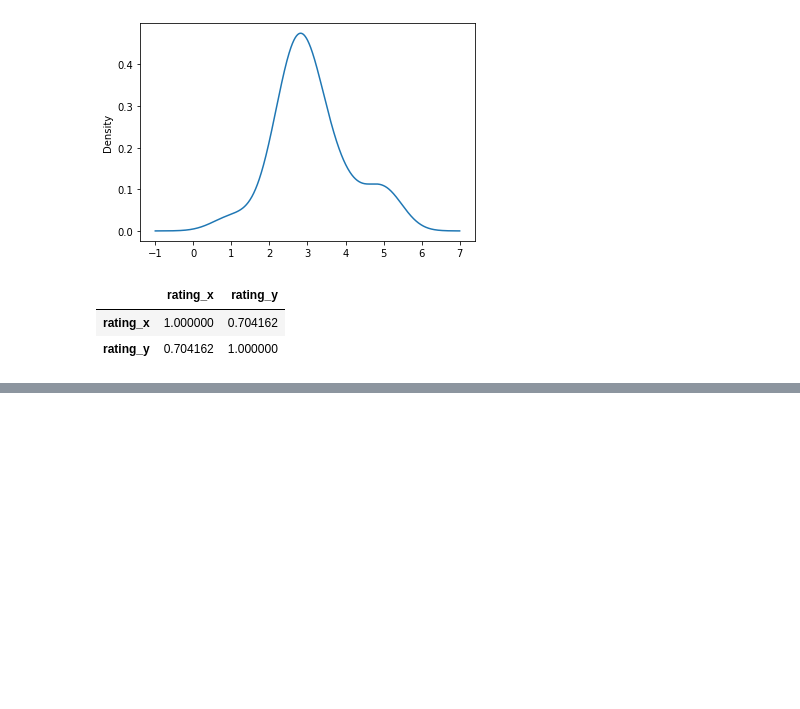
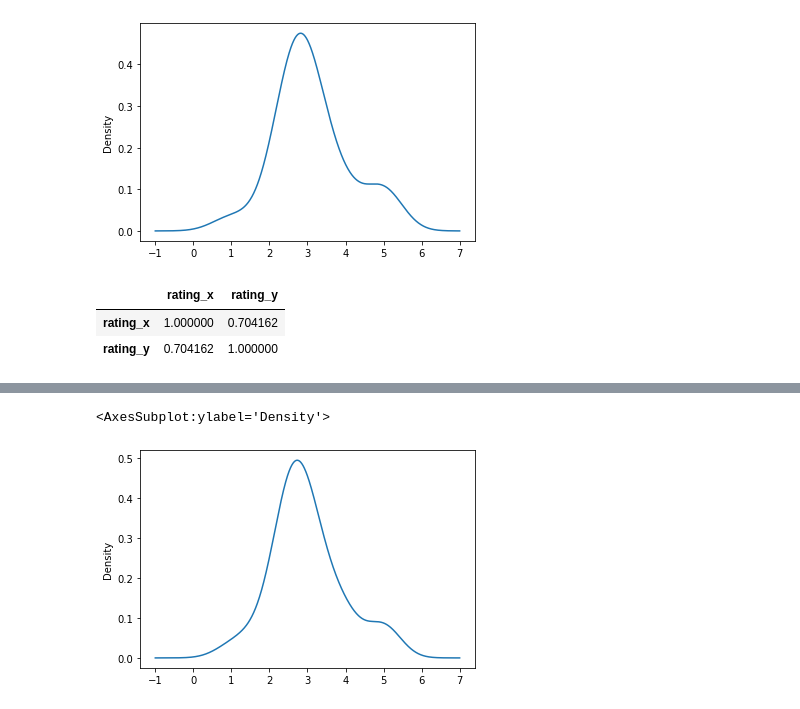
Before and after one commit to mg-um/umpe-ml2, a Jupyter notebook: UMPE - ML2 - Recomendadores.ipynb, the cells around one changed output, grey strips where cells are left out. Saved outputs shown, nothing was run; the diff lists cells and outputs as text; code cells hidden in the pictures; blank space fills up the shorter version.

```diff
--- a/UMPE - ML2 - Recomendadores.ipynb
+++ b/UMPE - ML2 - Recomendadores.ipynb
@@ -224,0 +231,5 @@ df_merge[['rating_x','rating_y']].corr()
+# %%
+df_merge['rating_x'].plot(kind='kde')
+# %% [output]
+<AxesSubplot:ylabel='Density'>
+[figure, added]
```
Also changed, not shown: parts of 11 cells of this notebook.
